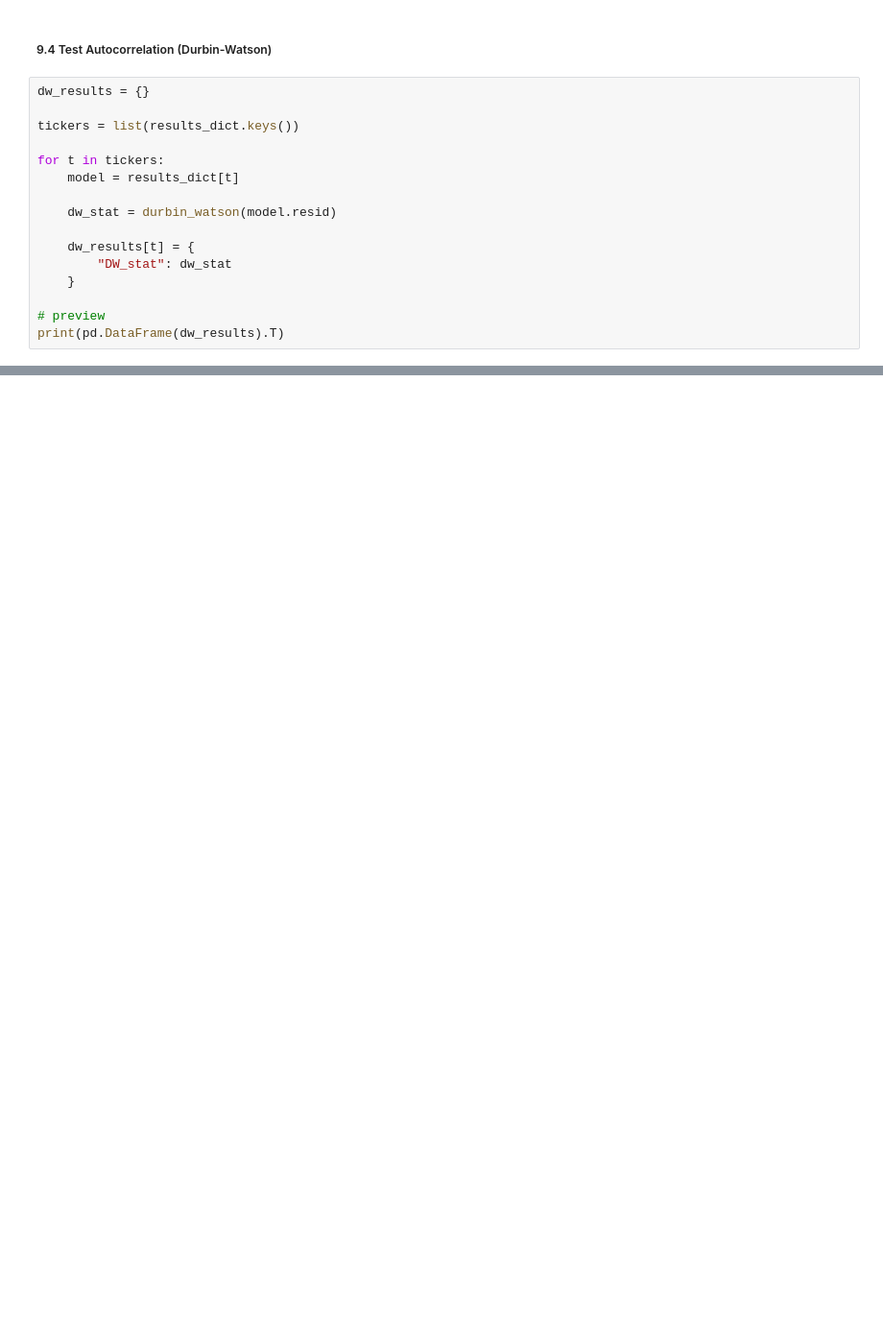
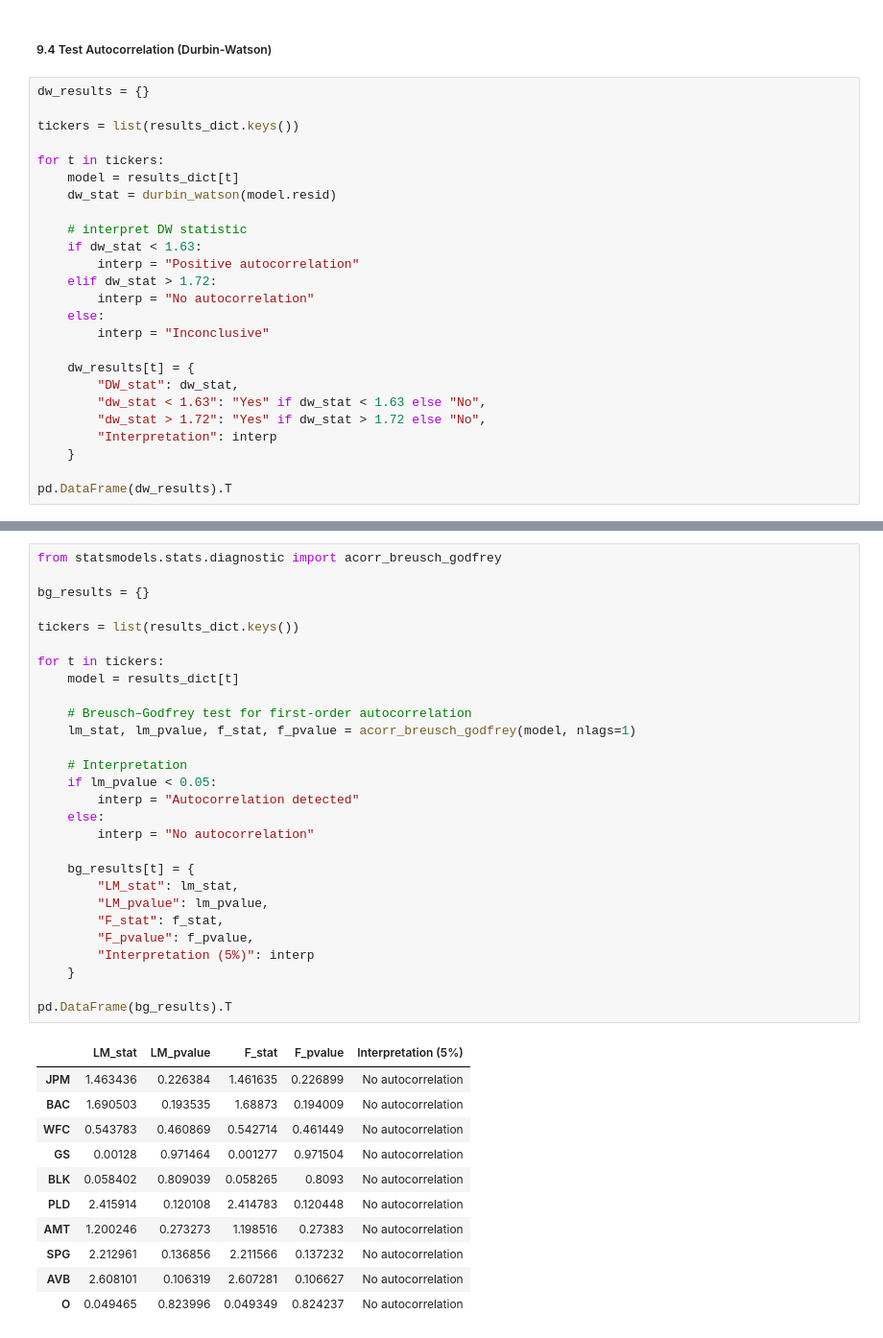
Before and after one commit to priyadarshanparida/market-model-fin6307, a Jupyter notebook: code/market-model.ipynb, the cells around one changed output, grey strips where cells are left out. Shown at 96% size. Drawn from its saved outputs; the diff is of its cells as text; blank space fills up the shorter version.

```diff
--- a/code/market-model.ipynb
+++ b/code/market-model.ipynb
@@ -924,13 +943,22 @@ tickers = list(results_dict.keys())
 
 for t in tickers:
     model = results_dict[t]
-
     dw_stat = durbin_watson(model.resid)
 
+    # interpret DW statistic
+    if dw_stat < 1.63:
+        interp = "Positive autocorrelation"
+    elif dw_stat > 1.72:
+        interp = "No autocorrelation"
+    else:
+        interp = "Inconclusive"
+
     dw_results[t] = {
-        "DW_stat": dw_stat
+        "DW_stat": dw_stat,
+        "dw_stat < 1.63": "Yes" if dw_stat < 1.63 else "No",
+        "dw_stat > 1.72": "Yes" if dw_stat > 1.72 else "No",
+        "Interpretation": interp
     }
 
-# preview
-print(pd.DataFrame(dw_results).T)
+pd.DataFrame(dw_results).T
 # %% [output]
@@ -947,0 +981,40 @@ O    1.983855
+# %%
+from statsmodels.stats.diagnostic import acorr_breusch_godfrey
+
+bg_results = {}
+
+tickers = list(results_dict.keys())
+
+for t in tickers:
+    model = results_dict[t]
+
+    # Breusch–Godfrey test for first-order autocorrelation
+    lm_stat, lm_pvalue, f_stat, f_pvalue = acorr_breusch_godfrey(model, nlags=1)
+
+    # Interpretation
+    if lm_pvalue < 0.05:
+        interp = "Autocorrelation detected"
+    else:
+        interp = "No autocorrelation"
+
+    bg_results[t] = {
+        "LM_stat": lm_stat,
+        "LM_pvalue": lm_pvalue,
+        "F_stat": f_stat,
+        "F_pvalue": f_pvalue,
+        "Interpretation (5%)": interp
+    }
+
+pd.DataFrame(bg_results).T
+# %% [output]
+|  | LM_stat | LM_pvalue | F_stat | F_pvalue | Interpretation (5%) |
+| JPM | 1.463436 | 0.226384 | 1.461635 | 0.226899 | No autocorrelation |
+| BAC | 1.690503 | 0.193535 | 1.68873 | 0.194009 | No autocorrelation |
+| WFC | 0.543783 | 0.460869 | 0.542714 | 0.461449 | No autocorrelation |
+| GS | 0.00128 | 0.971464 | 0.001277 | 0.971504 | No autocorrelation |
+| BLK | 0.058402 | 0.809039 | 0.058265 | 0.8093 | No autocorrelation |
+| PLD | 2.415914 | 0.120108 | 2.414783 | 0.120448 | No autocorrelation |
+| AMT | 1.200246 | 0.273273 | 1.198516 | 0.27383 | No autocorrelation |
+| SPG | 2.212961 | 0.136856 | 2.211566 | 0.137232 | No autocorrelation |
+| AVB | 2.608101 | 0.106319 | 2.607281 | 0.106627 | No autocorrelation |
+| O | 0.049465 | 0.823996 | 0.049349 | 0.824237 | No autocorrelation |
```
Also changed, not shown: parts of 14 cells of this notebook, 2 other files.
